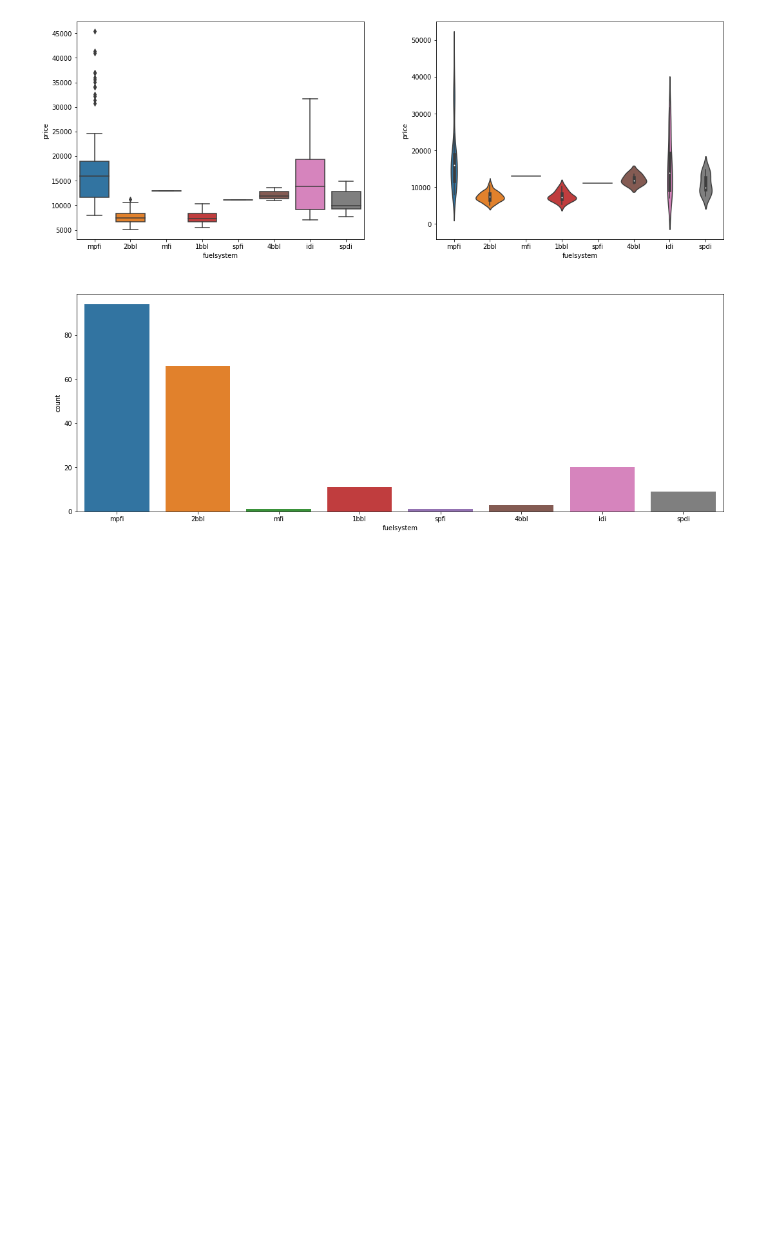
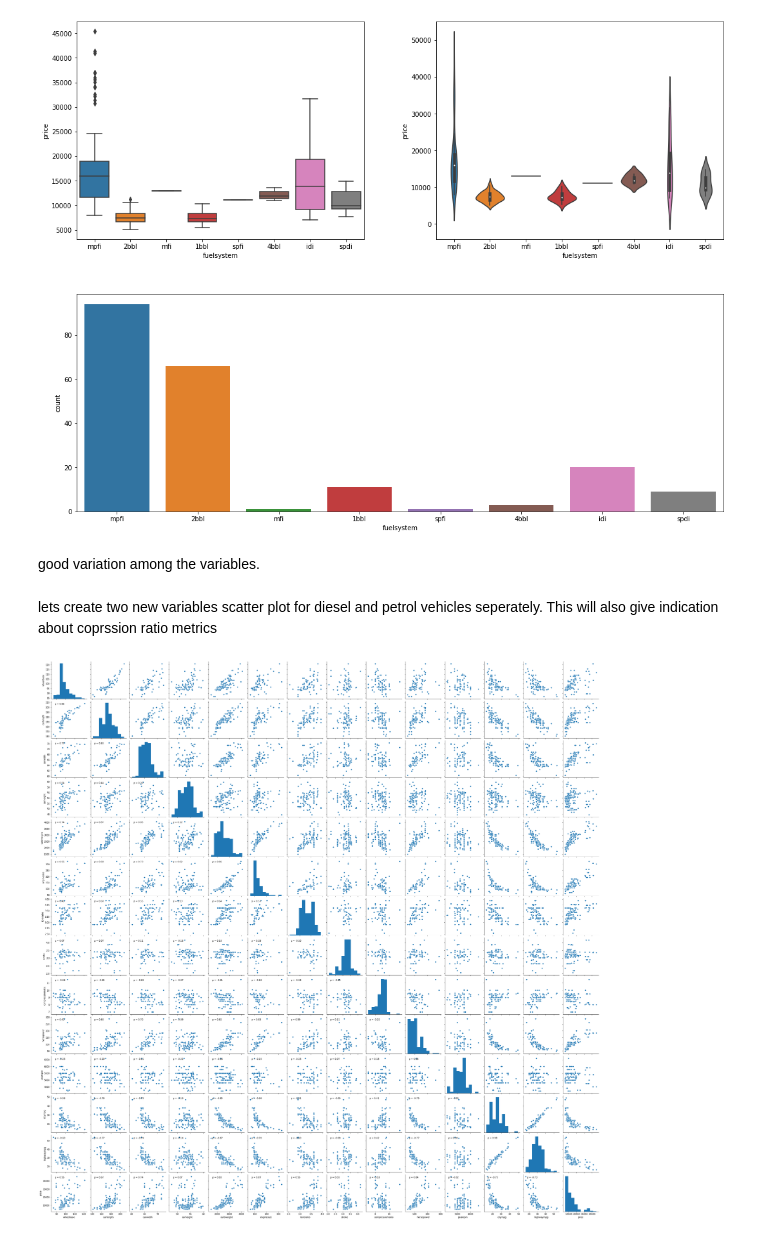
Before and after one commit to prateekkohli1992/regression_1, a Jupyter notebook: EDA_2.ipynb, the cells around one changed output. Saved outputs shown, nothing was run; the diff lists cells and outputs as text; code cells hidden in the pictures; blank space fills up the shorter version.

```diff
--- a/EDA_2.ipynb
+++ b/EDA_2.ipynb
@@ -231,3 +259,15 @@ sns.countplot(data=data,x='fuelsystem',ax=ax2)
 plt.show()
 # %% [output]
 [figure]
+# %% [markdown]
+good variation among the variables.
+# %% [markdown]
+lets create two new variables scatter plot for diesel and petrol vehicles seperately. This will also give indication about coprssion ratio metrics
+# %%
+g = sns.pairplot(data_num[data_cat['fueltype']=='gas'])
+g.map_lower(corrfunc)
+
+
+g.savefig('scatter_gas.png', dpi=300)
+# %% [output]
+[figure, added]
```
Also changed, not shown: parts of 24 cells of this notebook, 1 other file.
